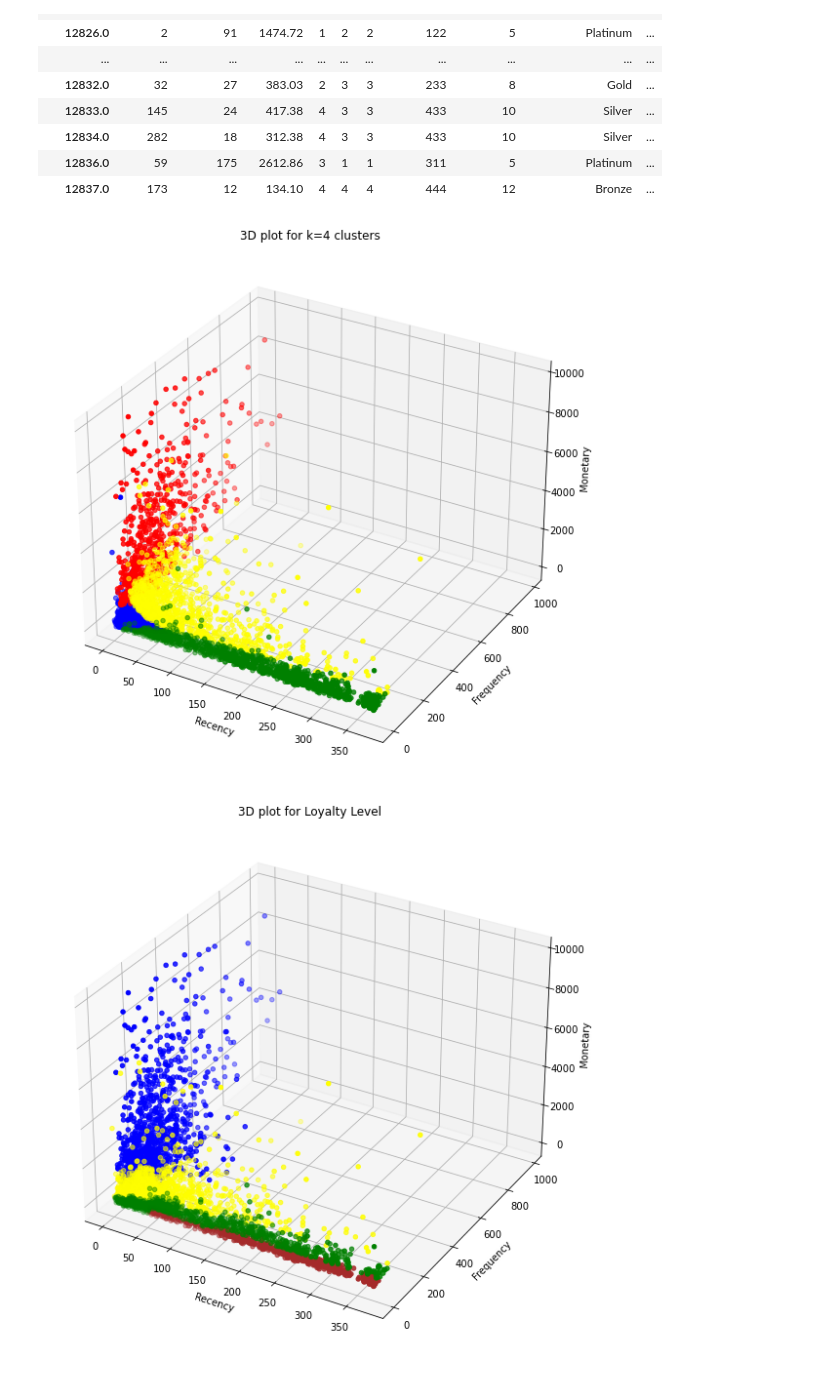
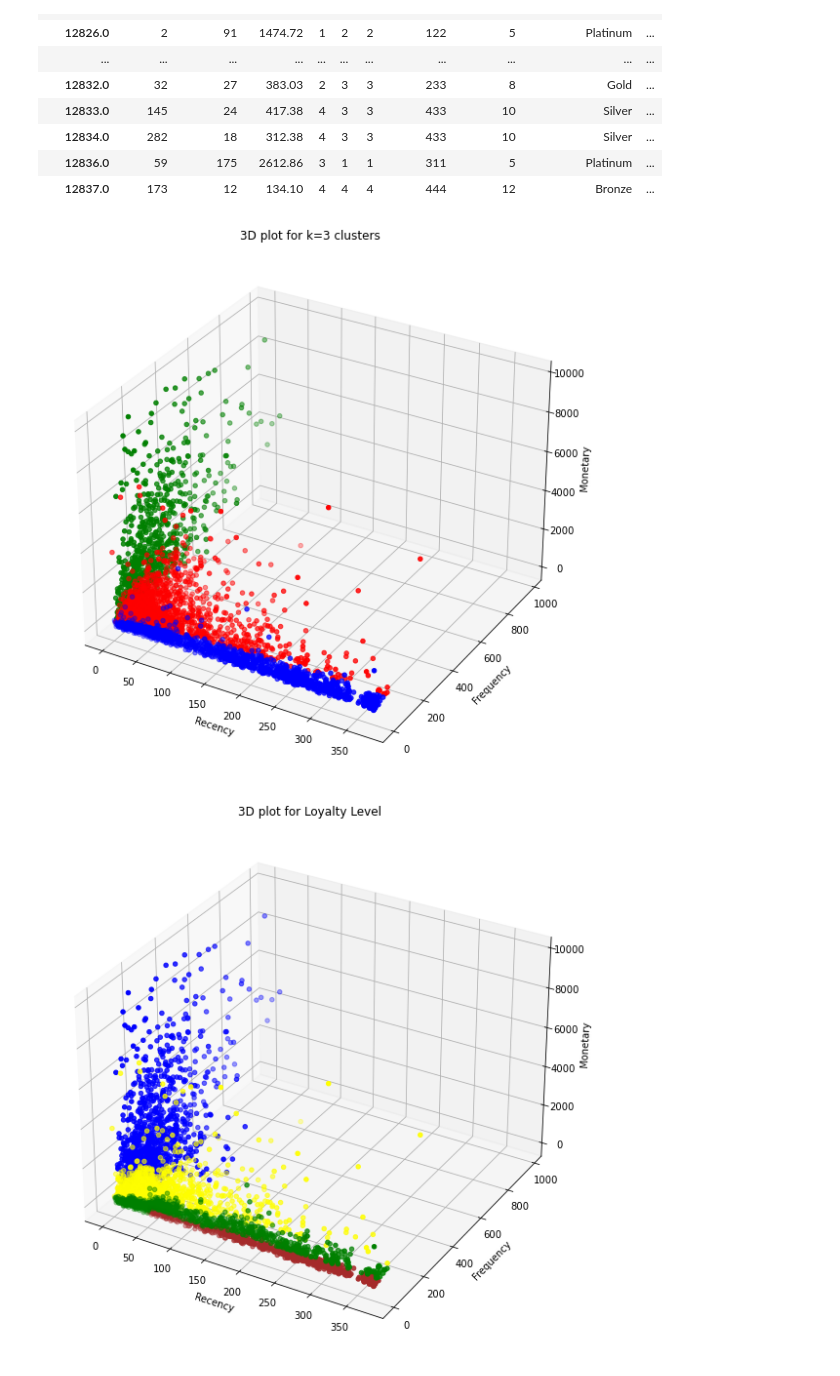
Before and after one commit to Manan-Rastogi/SummerTrainingProject2020, a Jupyter notebook: SummerTrainingProject.ipynb, the cells around one changed output. Cells and saved outputs as stored; diff of their text form; code cells hidden in the pictures.

```diff
--- a/SummerTrainingProject.ipynb
+++ b/SummerTrainingProject.ipynb
@@ -457,7 +457,7 @@ plt.show()
 # %% [output]
 [figure]
 # %%
-KMean_clust = KMeans(n_clusters= 4, init= 'k-means++', max_iter= 1000)
+KMean_clust = KMeans(n_clusters= 3, init= 'k-means++', max_iter= 1000)
 KMean_clust.fit(Scaled_Data)
 
 RFMScores['Cluster'] = KMean_clust.labels_
@@ -484,24 +484,24 @@ RFMScores.head(20)
 # %%
 from mpl_toolkits.mplot3d import Axes3D
 fig = plt.figure(figsize=(20,10))
 ax = fig.add_subplot(111, projection='3d')
 
 xM = RFMScores.query("Monetary < 10000").query("Frequency < 1000")['Monetary']
 xF = RFMScores.query("Monetary < 10000").query("Frequency < 1000")['Frequency']
 xR = RFMScores.query("Monetary < 10000").query("Frequency < 1000")['Recency']
 
-ax.scatter(xR[RFMScores.Cluster == 0],xF[RFMScores.Cluster == 0],xM[RFMScores.Cluster == 0], c = "blue")
-ax.scatter(xR[RFMScores.Cluster == 1],xF[RFMScores.Cluster == 1],xM[RFMScores.Cluster == 1], c = "red")
+ax.scatter(xR[RFMScores.Cluster == 0],xF[RFMScores.Cluster == 0],xM[RFMScores.Cluster == 0], c = "red")
+ax.scatter(xR[RFMScores.Cluster == 1],xF[RFMScores.Cluster == 1],xM[RFMScores.Cluster == 1], c = "blue")
 ax.scatter(xR[RFMScores.Cluster == 2],xF[RFMScores.Cluster == 2],xM[RFMScores.Cluster == 2], c = "green")
-ax.scatter(xR[RFMScores.Cluster == 3],xF[RFMScores.Cluster == 3],xM[RFMScores.Cluster == 3], c = "yellow")
+
 
 plt.xlabel("Recency")
 plt.ylabel("Frequency")
 ax.set_zlabel('Monetary')
-plt.title("3D plot for k=4 clusters")
+plt.title("3D plot for k=3 clusters")
 plt.show()
 # %% [output]
-[figure, old version]
+[figure, new version]
 # %%
 from mpl_toolkits.mplot3d import Axes3D
 fig = plt.figure(figsize=(20,10))
```
